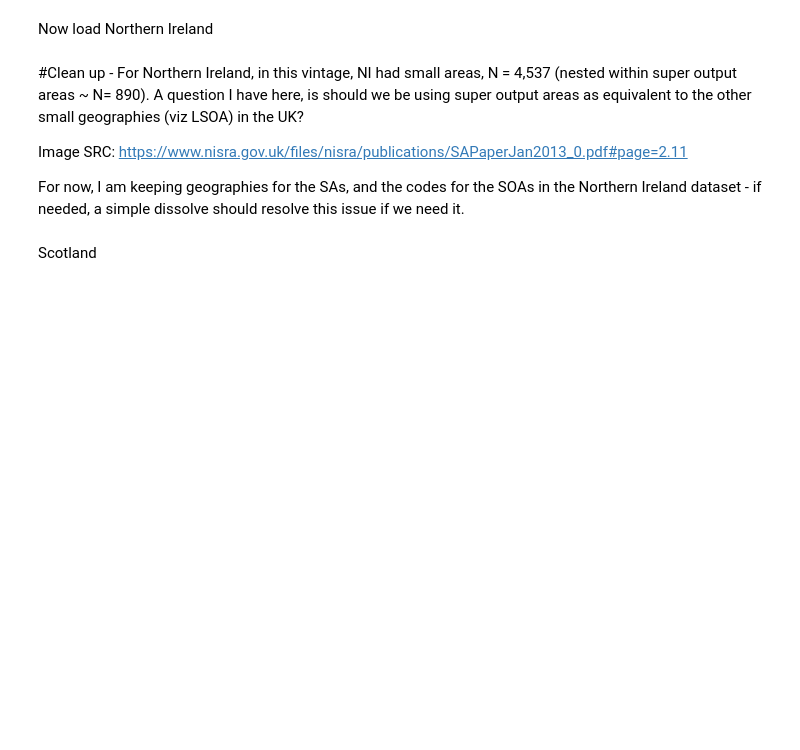
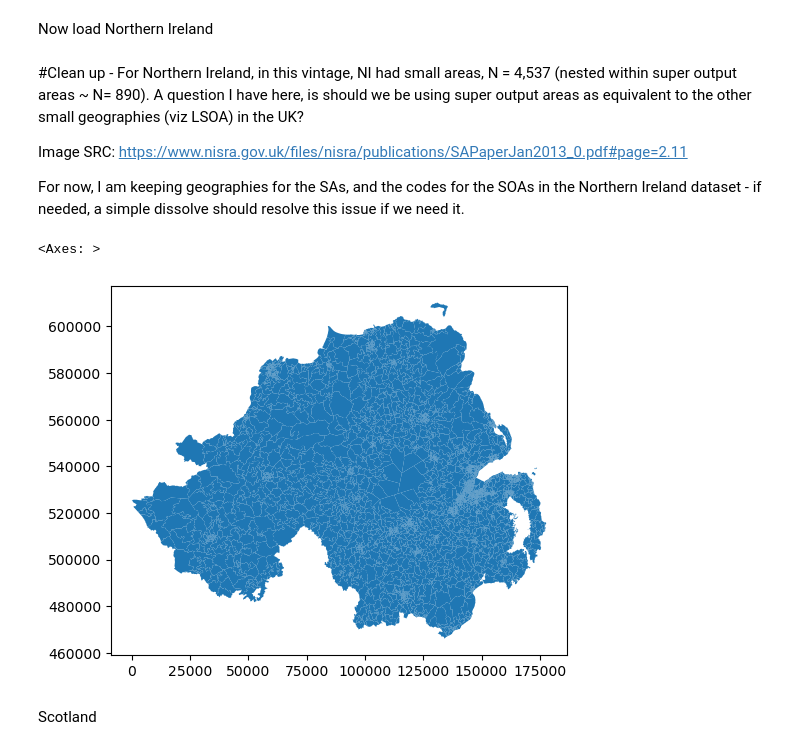
Before and after one commit to Imago-SDRUK/geographies, a Jupyter notebook: src/harmonising_SA_2011.ipynb, the cells around one changed output. Drawn from its saved outputs; the diff is of its cells as text; code cells hidden in the pictures; blank space fills up the shorter version.

```diff
--- a/src/harmonising_2011.ipynb
+++ b/src/harmonising_SA_2011.ipynb
@@ -66,6 +66,11 @@ gdf_ni = gdf_ni.drop(columns=['X_COORD', 'Y_COORD', 'Hectares'])
 gdf_ni['data_zone_code11'] = gdf_ni.loc[:, 'SA2011']
 # %%
 gdf_ni.to_crs(gdf_enw.crs, inplace=True) # Harmonise the coordinate reference system of NI data to match ENW data
+# %%
+gdf_ni.plot()
+# %% [output]
+<Axes: >
+[figure, added]
 # %% [markdown]
 Scotland
 # %%
```
Also changed, not shown: parts of 1 cell of this notebook.
